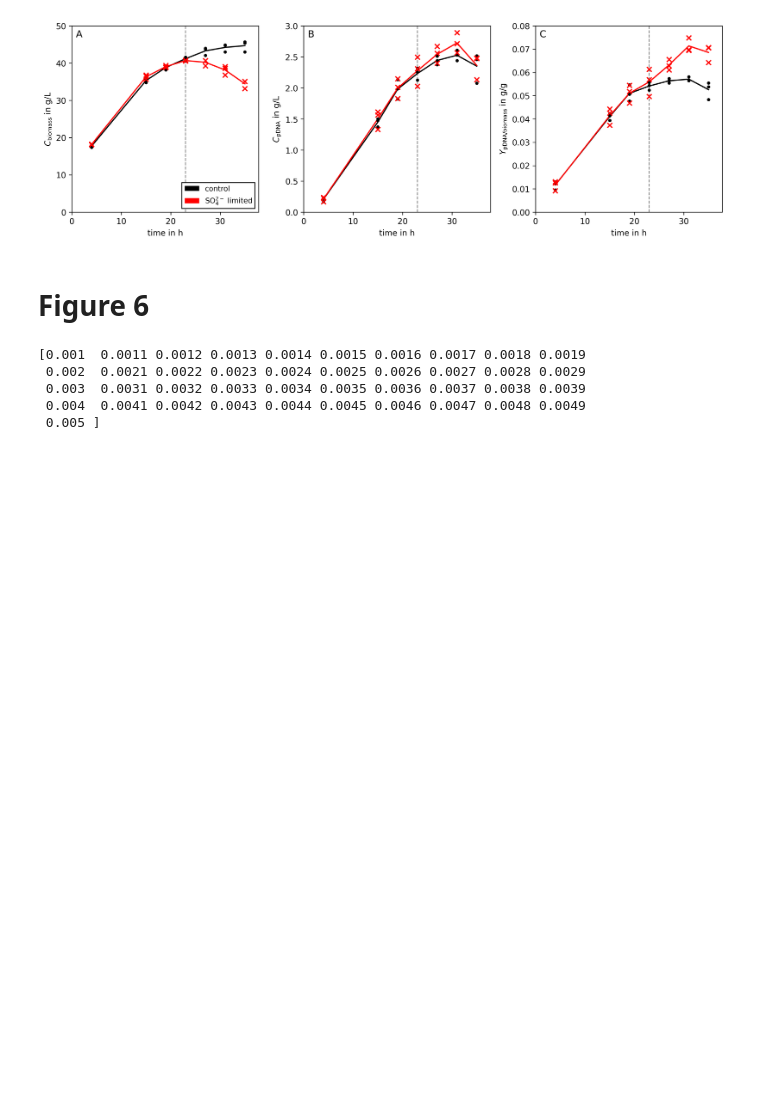
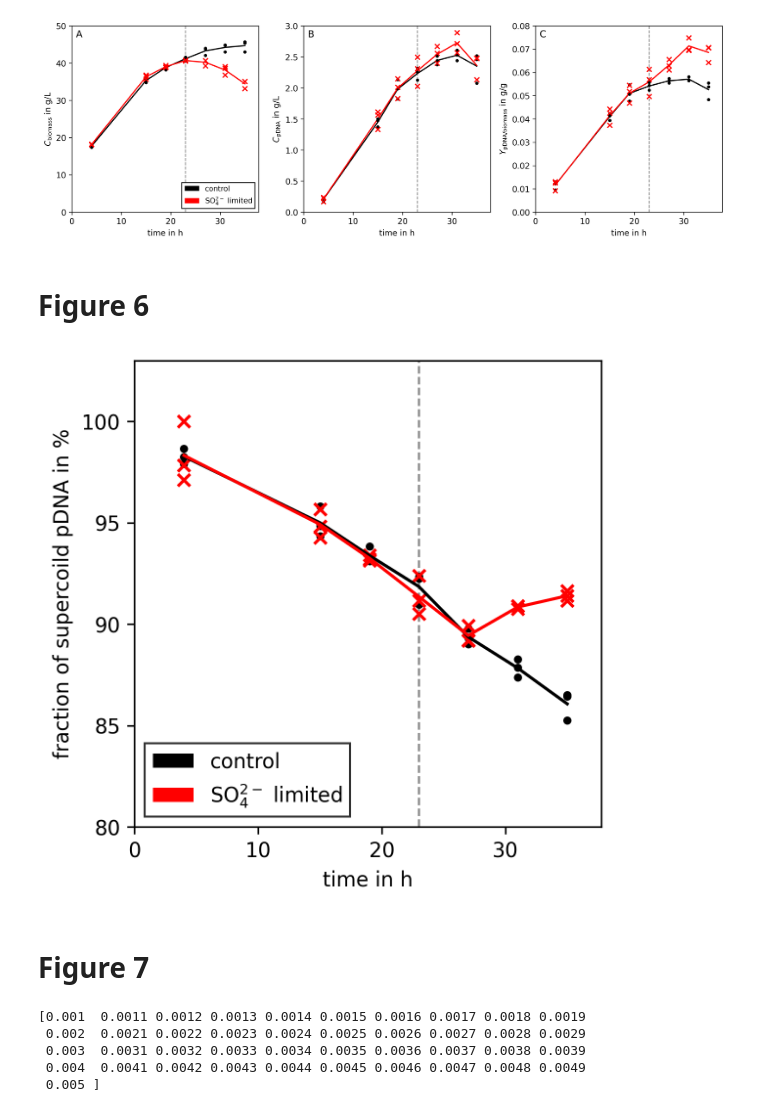
Before and after one commit to Gotsmy/slim, a Jupyter notebook: notebooks/04_analysis_4.ipynb, the cells around one changed output. Cells and saved outputs as stored; diff of their text form; code cells hidden in the pictures; blank space fills up the shorter version.

Commit message:
added new figure 6

```diff
--- a/notebooks/04_analysis_4.ipynb
+++ b/notebooks/04_analysis_4.ipynb
@@ -100,6 +100,34 @@ plt.show()
 [figure]
 # %% [markdown]
 # Figure 6
+# %%
+fig = plt.figure(dpi=300,figsize=(4,4))
+fig.set_facecolor('w')
+ax1 = fig.add_subplot(111,box_aspect=1)
+
+plt.scatter(ctrl['t[h]'],ctrl['ccc[%]'],color='k',marker='.')
+plt.plot(m_ctrl['t[h]'],m_ctrl['ccc[%]'],color='k')
+
+plt.scatter(slim['t[h]'],slim['ccc[%]'],color='red',marker='x')
+plt.plot(m_slim['t[h]'],m_slim['ccc[%]'],color='red')
+
+ax1.bar(0,0,label='control',color='k')
+ax1.bar(0,0,label=r'SO$_4^{2-}$ limited',color='r')
+
+ax1.axvline(23,zorder=-1,color='grey',linestyle='--',linewidth=1)
+
+plt.ylim(80,103)
+ax1.set_xlim(0, 37.76)
+plt.legend()
+plt.xlabel('time in h')
+plt.ylabel('fraction of supercoild pDNA in %')
+
+plt.tight_layout()
+plt.show()
+# %% [output]
+[figure, added]
+# %% [markdown]
+# Figure 7
 # %%
 with open('../preprocessing/220829_dFBA_lin_feed_v04.pkl','rb') as file:
     lin_processed,lin_special_interest = pickle.load(file)
```
Also changed, not shown: 1 other file.
